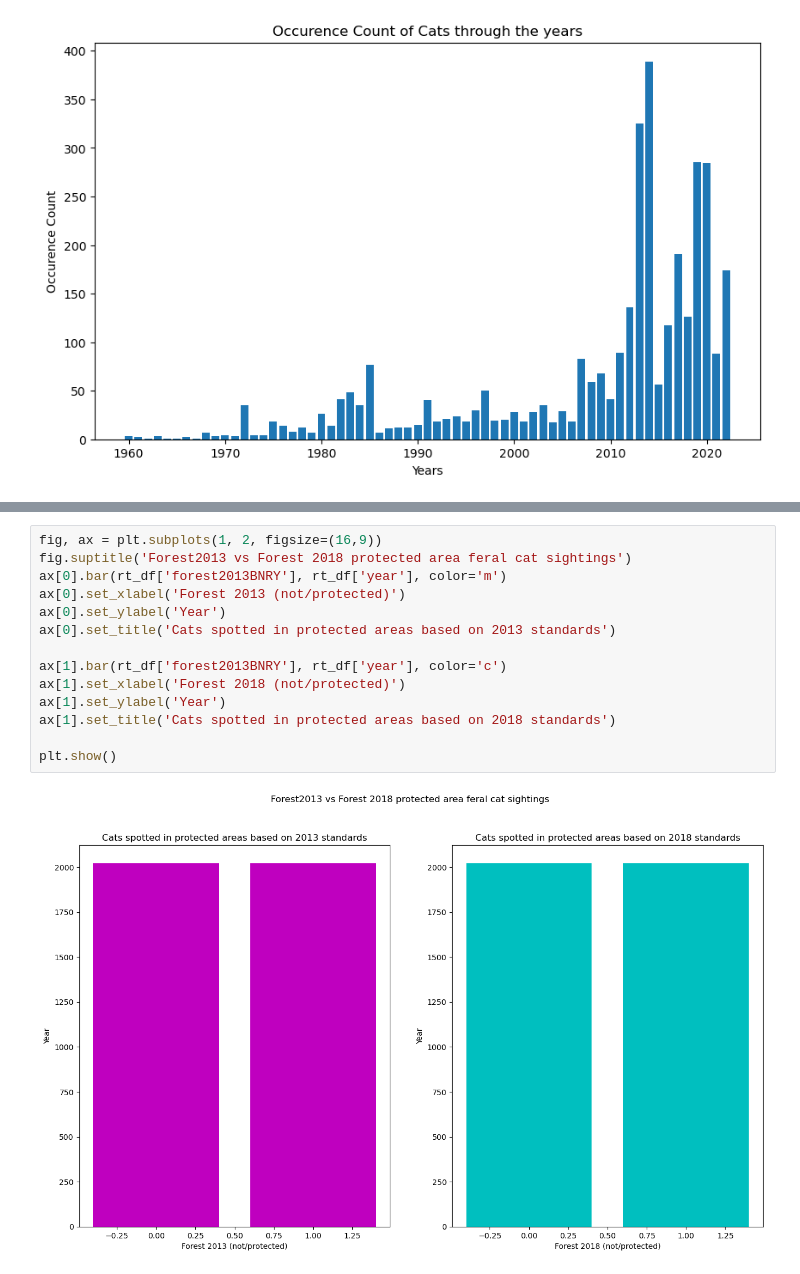
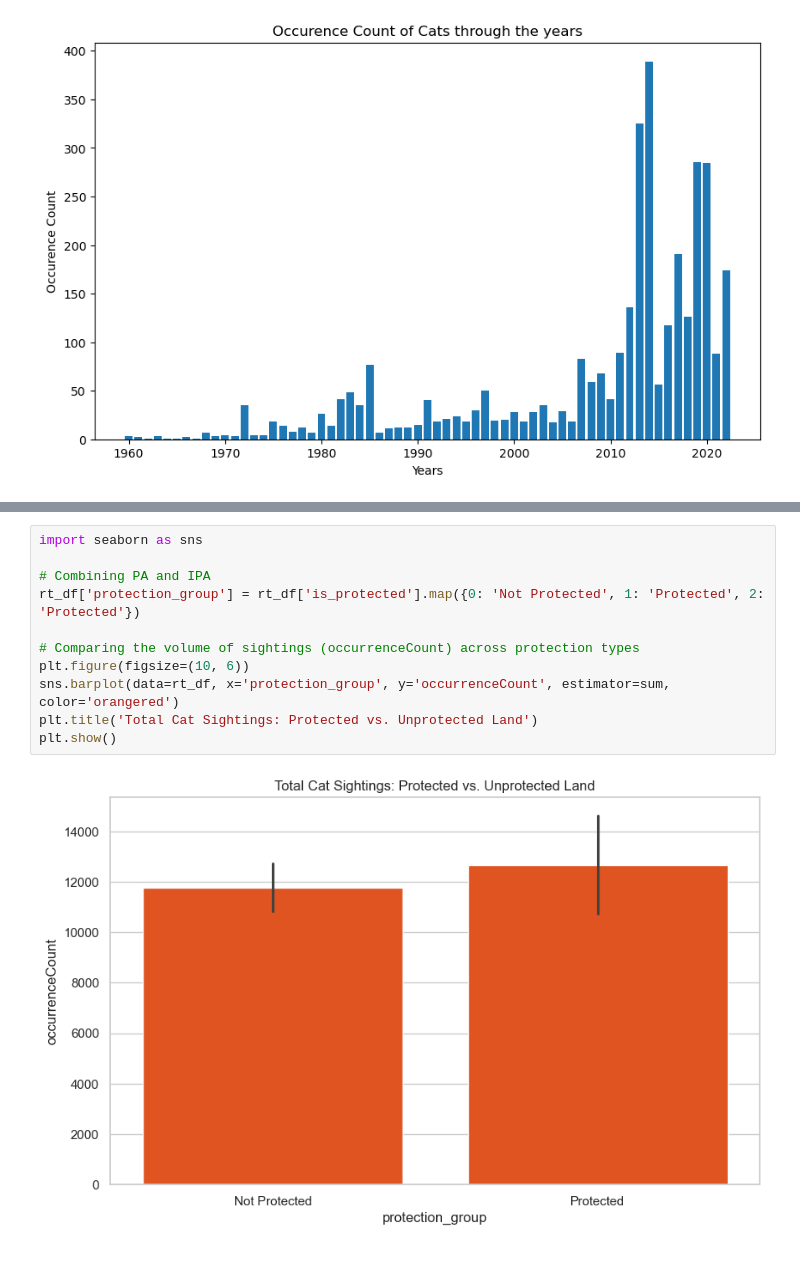
Before and after one commit to liza-drini/ceu-ds-project-C-2026, a Jupyter notebook: src/liza_visualization_graph.ipynb, the cells around one changed output, grey strips where cells are left out. Cells and saved outputs as stored; diff of their text form.

```diff
--- a/src/liza_visualization_graph.ipynb
+++ b/src/liza_visualization_graph.ipynb
@@ -128,16 +138,13 @@ plt.show()
-# %%
-fig, ax = plt.subplots(1, 2, figsize=(16,9))
-fig.suptitle('Forest2013 vs Forest 2018 protected area feral cat sightings')
-ax[0].bar(rt_df['forest2013BNRY'], rt_df['year'], color='m')
-ax[0].set_xlabel('Forest 2013 (not/protected)')
-ax[0].set_ylabel('Year')
-ax[0].set_title('Cats spotted in protected areas based on 2013 standards')
-
-ax[1].bar(rt_df['forest2013BNRY'], rt_df['year'], color='c')
-ax[1].set_xlabel('Forest 2018 (not/protected)')
-ax[1].set_ylabel('Year')
-ax[1].set_title('Cats spotted in protected areas based on 2018 standards')
-
-plt.show()
-# %% [output]
-[figure, removed]
+# %%
+import seaborn as sns
+
+# Combining PA and IPA
+rt_df['protection_group'] = rt_df['is_protected'].map({0: 'Not Protected', 1: 'Protected', 2: 'Protected'})
+
+# Comparing the volume of sightings (occurrenceCount) across protection types
+plt.figure(figsize=(10, 6))
+sns.barplot(data=rt_df, x='protection_group', y='occurrenceCount', estimator=sum, color='orangered')
+plt.title('Total Cat Sightings: Protected vs. Unprotected Land')
+plt.show()
+# %% [output]
+[figure, added]
```
Also changed, not shown: parts of 5 cells of this notebook.
